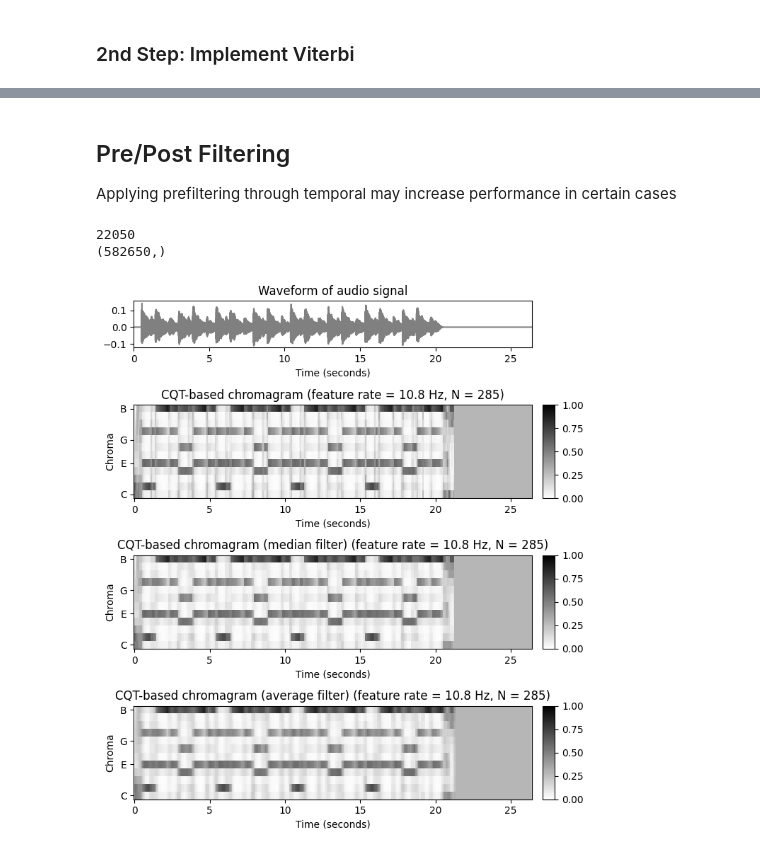
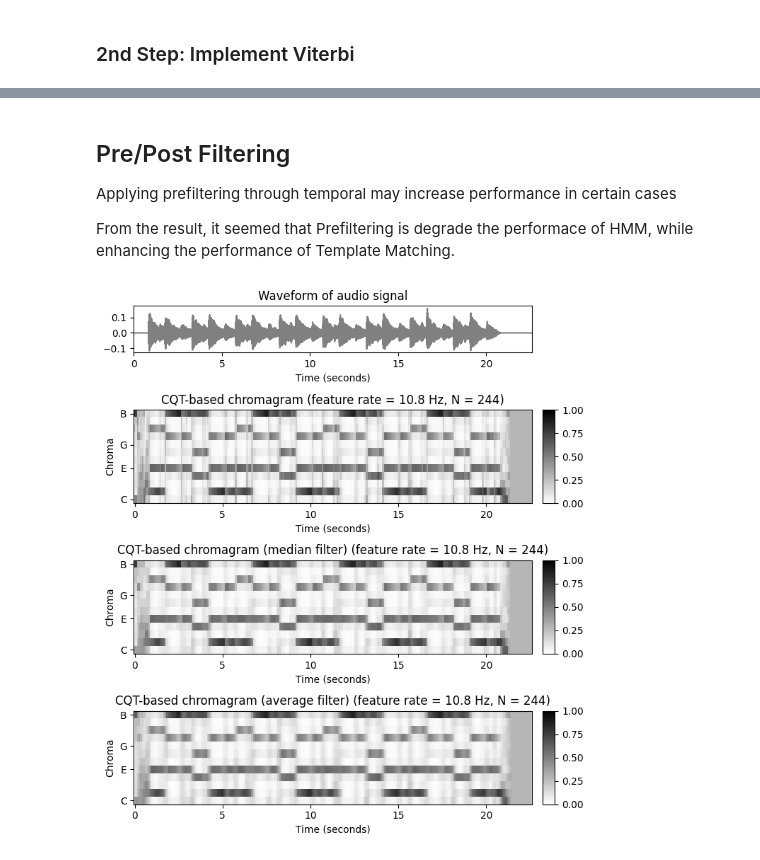
Before and after one commit to Kiro-V/Chord-Recognition, a Jupyter notebook: chord-recognition.ipynb, the cells around one changed output, grey strips where cells are left out. Saved outputs shown, nothing was run; the diff lists cells and outputs as text; code cells hidden in the pictures.

Commit message:
increase dataset, finalizing results

```diff
--- a/chord-recognition.ipynb
+++ b/chord-recognition.ipynb
@@ -45,7 +45,7 @@ libfmp.b.plot_matrix(template, ax=[ax], xlabel='Chroma', ylabel='Chord', title='
 # %%
 # Compute chroma features
 # anti_hero_chord_progression.wave: Amaj, Emaj, Bmaj, C#maj
-fn_wav = 'resources/piano/antihero_chord_progression.wav'
+fn_wav = 'resources/piano/antihero_edited.wav'
 # %%
 N = 4096
 H = 2048
@@ -241,40 +241,37 @@ plt.show()
 # %% [markdown]
 ## Pre/Post Filtering
 Applying prefiltering through temporal may increase performance in certain cases
+
+From the result, it seemed that Prefiltering is degrade the performace of HMM, while enhancing the performance of Template Matching.
 # %%
 # Load audio file
-fn_wav_filt = 'resources/piano/antihero.mp3'
-ipd.Audio(fn_wav_filt)
-print(fs)
-print(x.shape)
+fn_wav_filt = 'resources/piano/antihero_edited.wav'
 
 N_filt = 4096
 H_filt = 2048
 
 X_STFT, Fs_X, x, Fs, x_dur = tm.compute_chromagram_from_filename(fn_wav_filt,
                                                                  N=N_filt, H=H_filt, gamma=0.1, version='CQT')
 cmap = libfmp.b.compressed_gray_cmap(alpha=1, reverse=False)
 fig, ax = plt.subplots(4, 2, gridspec_kw={'width_ratios': [1, 0.03],
                                           'height_ratios': [1, 2, 2, 2]}, figsize=(7, 8))
 libfmp.b.plot_signal(x, Fs, ax=ax[0,0], title='Waveform of audio signal')
 
 ax[0,1].axis('off')
 title = 'CQT-based chromagram (feature rate = %0.1f Hz, N = %d)'%(Fs_X, X_CQT.shape[1])
 tm.plot_chromagram_annotation([ax[1, 0], ax[1, 1]], X_STFT, Fs_X, ann=None, color_ann=None, x_dur=None, title=title)
 
 X_CQT_median = filter.horizontal_median_filter(X_STFT, N=3)
 title = 'CQT-based chromagram (median filter) (feature rate = %0.1f Hz, N = %d)'%(Fs_X, X_CQT_median.shape[1])
 tm.plot_chromagram_annotation([ax[2, 0], ax[2, 1]], X_CQT_median, Fs_X, ann=None, color_ann=None, x_dur=None, title=title)
 
 X_CQT_avg = filter.horizontal_average_filter(X_STFT, N=3)
 title = 'CQT-based chromagram (average filter) (feature rate = %0.1f Hz, N = %d)'%(Fs_X, X_CQT_avg.shape[1])
 tm.plot_chromagram_annotation([ax[3, 0], ax[3, 1]], X_CQT_avg, Fs_X, ann=None, color_ann=None, x_dur=None, title=title)
 
 plt.tight_layout()
 # %% [output]
-22050
-(582650,)
-[figure, old version]
+[figure, new version]
 # %%
 # Chord recognition
 B_O, _ = tm.chord_recognition_template(X_CQT_median,nonchord=False, norm_sim='max')
```
Also changed, not shown: parts of 10 cells of this notebook, 7 other files.
